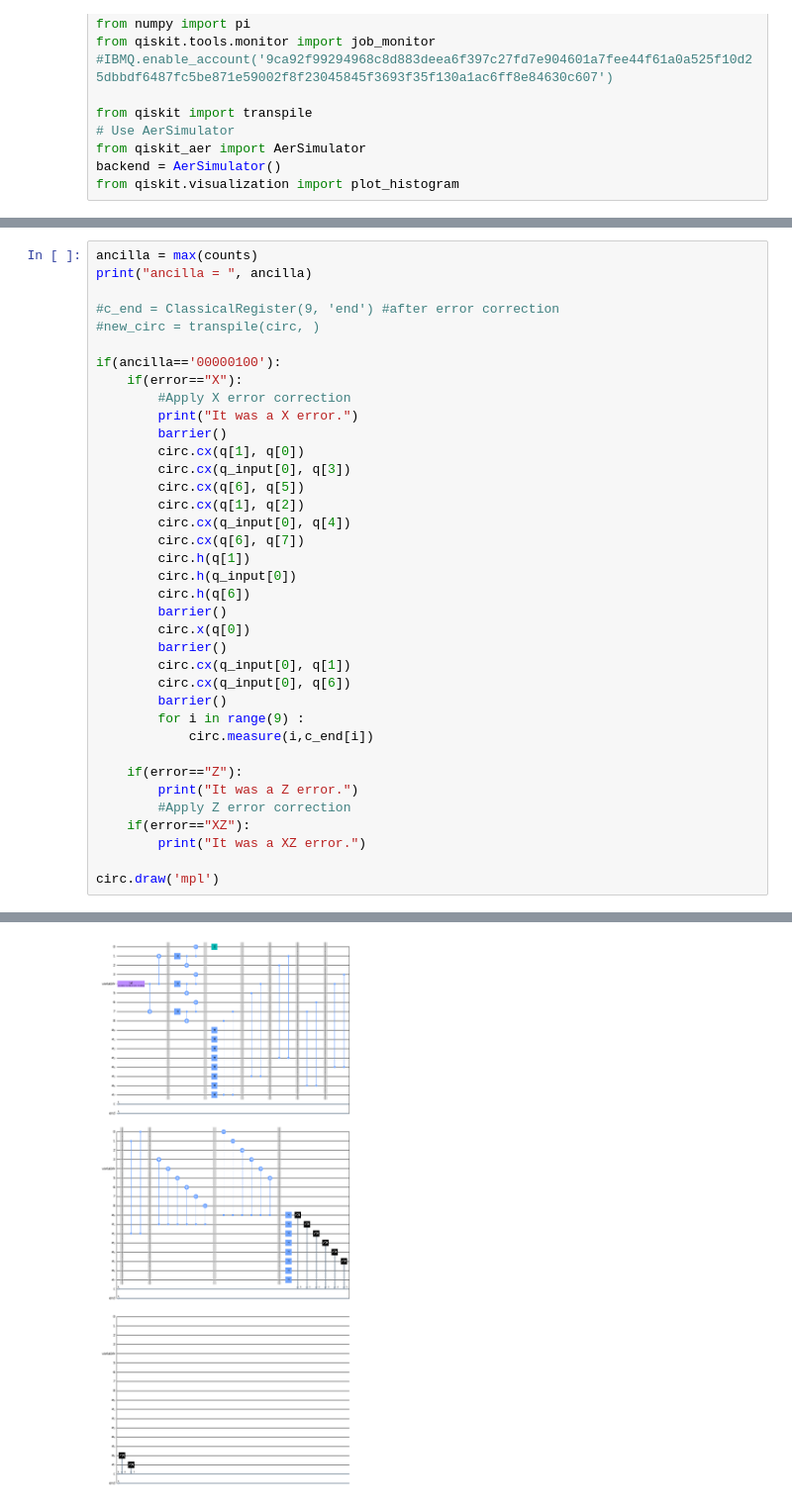
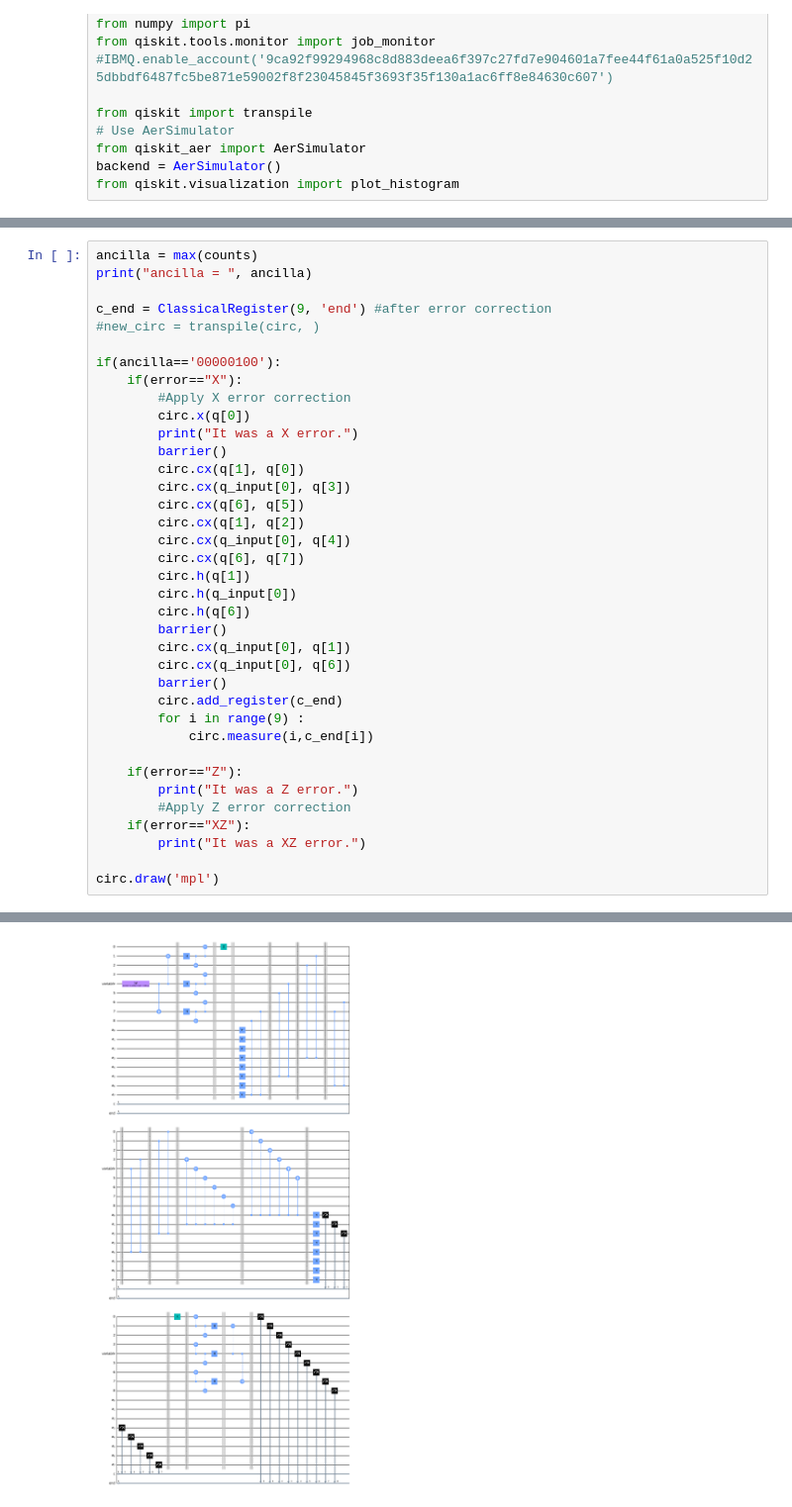
Before and after one commit to TomViiv/QuantumSummerSchool, a Jupyter notebook: ErrorCorrection.ipynb, the cells around one changed output, grey strips where cells are left out. Shown: that part at 99% size. Cells and saved outputs as stored; diff of their text form.

Commit message:
added error correction

```diff
--- a/ErrorCorrection.ipynb
+++ b/ErrorCorrection.ipynb
@@ -166,12 +170,13 @@ plot_histogram(counts)
 ancilla = max(counts)
 print("ancilla = ", ancilla)
 
-#c_end = ClassicalRegister(9, 'end') #after error correction
+c_end = ClassicalRegister(9, 'end') #after error correction
 #new_circ = transpile(circ, )
 
 if(ancilla=='00000100'):
     if(error=="X"):
         #Apply X error correction
+        circ.x(q[0])
         print("It was a X error.")
         barrier()
         circ.cx(q[1], q[0])
@@ -184,11 +189,10 @@ if(ancilla=='00000100'):
         circ.h(q_input[0])
         circ.h(q[6])
         barrier()
-        circ.x(q[0])
-        barrier()
         circ.cx(q_input[0], q[1])
         circ.cx(q_input[0], q[6])
         barrier()
+        circ.add_register(c_end)
         for i in range(9) :
             circ.measure(i,c_end[i])
 
@@ -204 +209 @@ ancilla =  000000000 00000100
-[figure, old version]
+[figure, new version]
```
Also changed, not shown: parts of 7 cells of this notebook.
